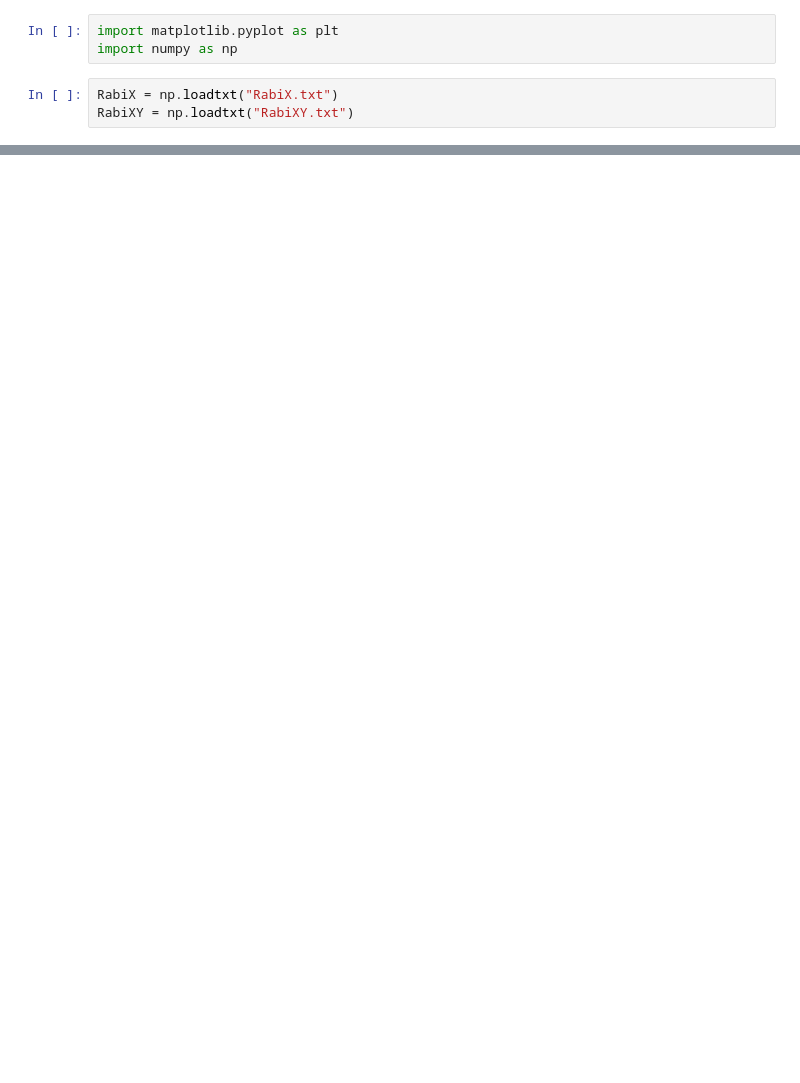
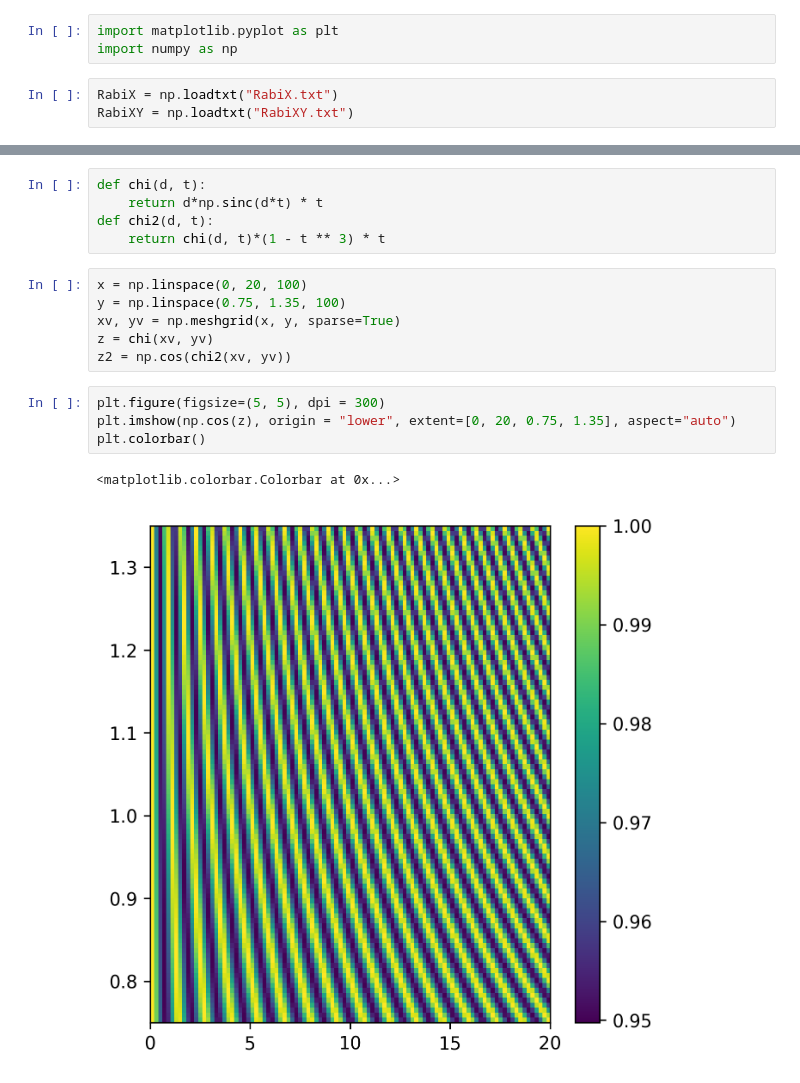
Before and after one commit to ekspone/GyroSpin, a Jupyter notebook: TheEND/rabi_plot.ipynb, the cells around one changed output, grey strips where cells are left out. Drawn from its saved outputs; the diff is of its cells as text; blank space fills up the shorter version.

```diff
--- a/TheEND/rabi_plot.ipynb
+++ b/TheEND/rabi_plot.ipynb
@@ -26,0 +27,18 @@ plt.show()
+# %%
+def chi(d, t):
+    return d*np.sinc(d*t) * t
+def chi2(d, t):
+    return chi(d, t)*(1 - t ** 3) * t
+# %%
+x = np.linspace(0, 20, 100)
+y = np.linspace(0.75, 1.35, 100)
+xv, yv = np.meshgrid(x, y, sparse=True)
+z = chi(xv, yv)
+z2 = np.cos(chi2(xv, yv))
+# %%
+plt.figure(figsize=(5, 5), dpi = 300)
+plt.imshow(np.cos(z), origin = "lower", extent=[0, 20, 0.75, 1.35], aspect="auto")
+plt.colorbar()
+# %% [output]
+<matplotlib.colorbar.Colorbar at 0x...>
+[figure, added]
```
Also changed, not shown: parts of 3 cells of this notebook.
